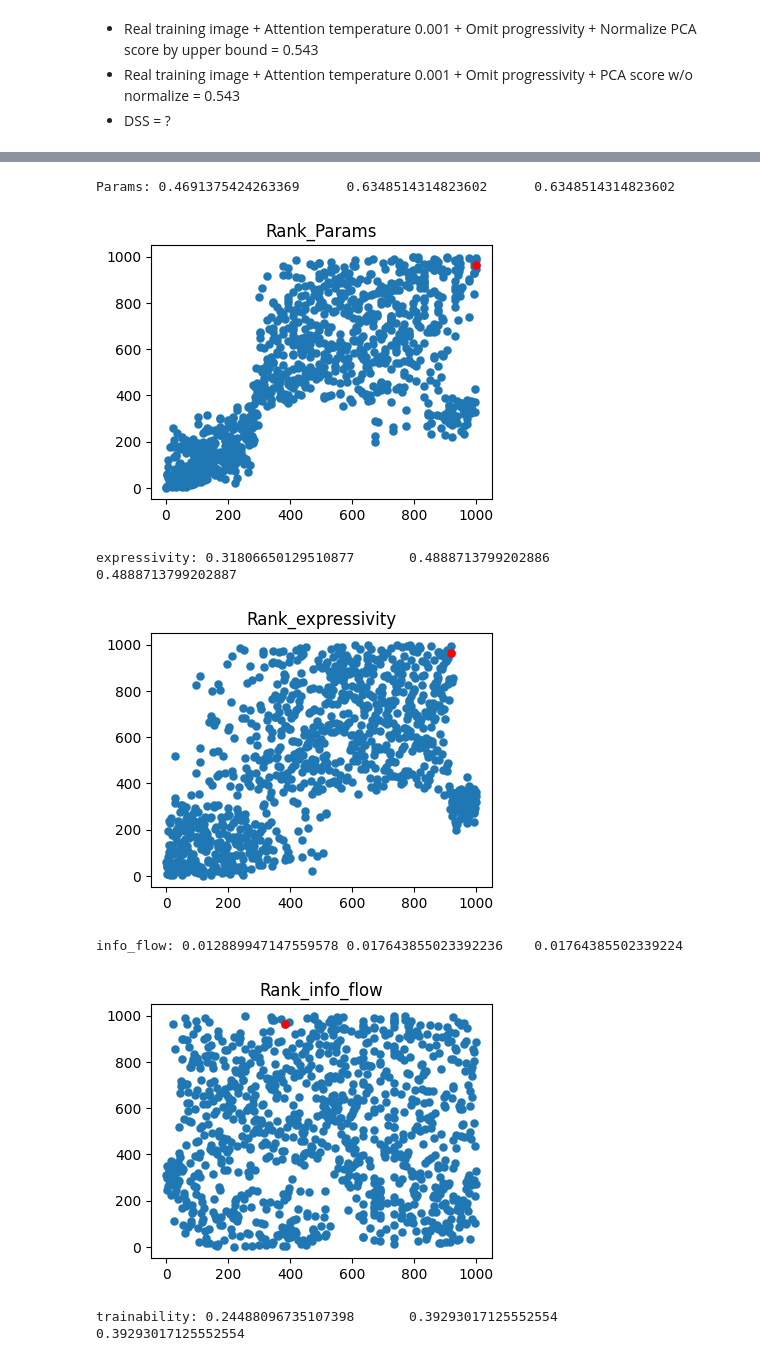
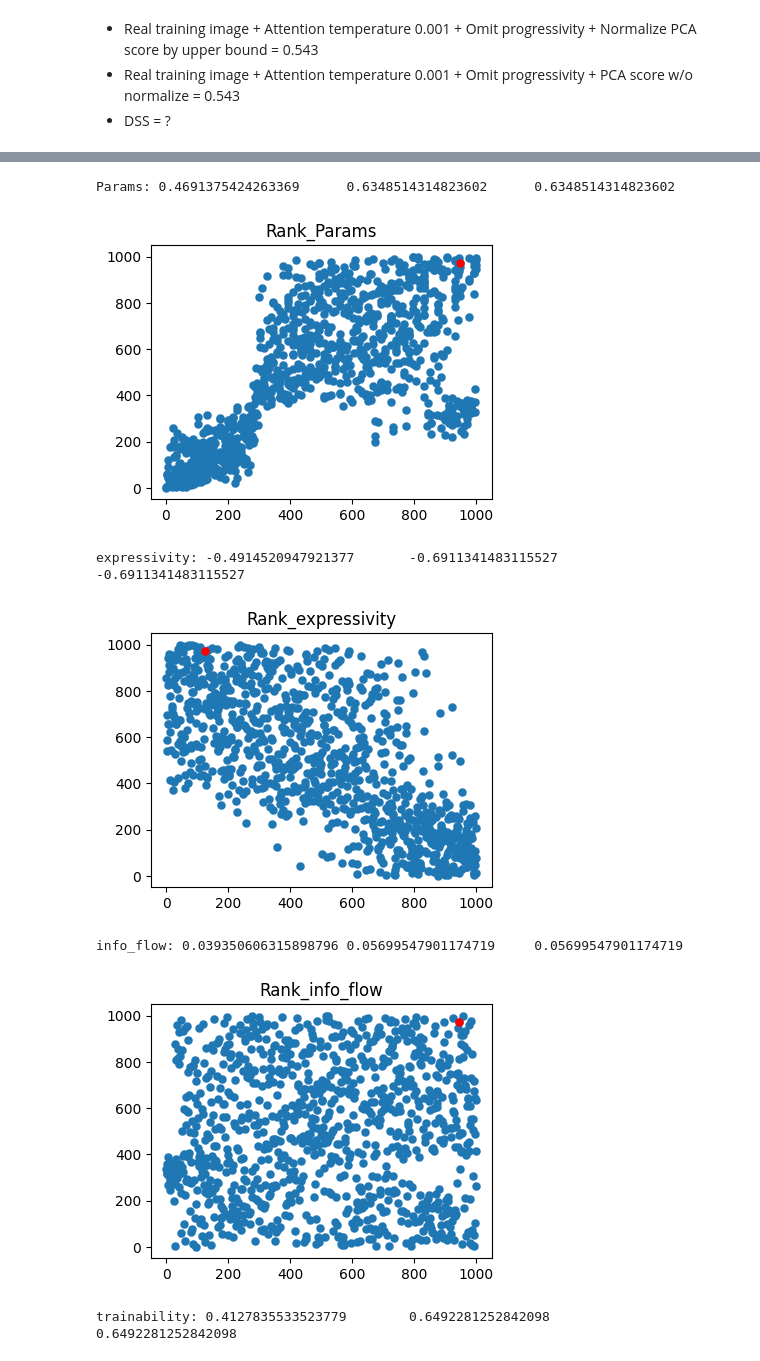
Before and after one commit to cvlab-yonsei/AZ-NAS, a Jupyter notebook: ImageNet_AutoFormer/correlation.ipynb, the cells around one changed output, grey strips where cells are left out. Cells and saved outputs as stored; diff of their text form; code cells hidden in the pictures.

Commit message:
Autoformer dss / ETF62 1234 & real input

```diff
--- a/ImageNet_AutoFormer/correlation.ipynb
+++ b/ImageNet_AutoFormer/correlation.ipynb
@@ -46,8 +46,8 @@ parser.add_argument('--input-size', default=224, type=int)
 parser.add_argument('--patch_size', default=16, type=int)
 
 parser.add_argument('--drop', type=float, default=0.0, metavar='PCT', help='Dropout rate (default: 0.)')
-# parser.add_argument('--drop-path', type=float, default=0.1, metavar='PCT', help='Drop path rate (default: 0.1)')
-parser.add_argument('--drop-path', type=float, default=0, metavar='PCT', help='Drop path rate (default: 0.1)')
+parser.add_argument('--drop-path', type=float, default=0.1, metavar='PCT', help='Drop path rate (default: 0.1)')
+# parser.add_argument('--drop-path', type=float, default=0, metavar='PCT', help='Drop path rate (default: 0.1)')
 parser.add_argument('--no_abs_pos', type=bool, default=False)
 
 # Dataset parameters
@@ -57,16 +57,16 @@ parser.add_argument('--data-set', default='IMNET', choices=['CIFAR', 'IMNET', 'I
 parser.add_argument('--num_workers', default=16, type=int)
 parser.add_argument('--pin-mem', type=bool, default=True, help='Pin CPU memory in DataLoader for more efficient (sometimes) transfer to GPU.')
 
-# parser.add_argument('--color-jitter', type=float, default=0.4, metavar='PCT', help='Color jitter factor (default: 0.4)')
-parser.add_argument('--color-jitter', type=float, default=0, metavar='PCT', help='Color jitter factor (default: 0.4)')
-# parser.add_argument('--aa', type=str, default='rand-m9-mstd0.5-inc1', metavar='NAME', help='Use AutoAugment policy. "v0" or "original". " + "(default: rand-m9-mstd0.5-inc1)'),
-parser.add_argument('--aa', type=str, default='original', metavar='NAME', help='Use AutoAugment policy. "v0" or "original". " + "(default: rand-m9-mstd0.5-inc1)'),
+parser.add_argument('--color-jitter', type=float, default=0.4, metavar='PCT', help='Color jitter factor (default: 0.4)')
+# parser.add_argument('--color-jitter', type=float, default=0, metavar='PCT', help='Color jitter factor (default: 0.4)')
+parser.add_argument('--aa', type=str, default='rand-m9-mstd0.5-inc1', metavar='NAME', help='Use AutoAugment policy. "v0" or "original". " + "(default: rand-m9-mstd0.5-inc1)'),
+# parser.add_argument('--aa', type=str, default='original', metavar='NAME', help='Use AutoAugment policy. "v0" or "original". " + "(default: rand-m9-mstd0.5-inc1)'),
 parser.add_argument('--smoothing', type=float, default=0.1, help='Label smoothing (default: 0.1)')
 parser.add_argument('--train-interpolation', type=str, default='bicubic', help='Training interpolation (random, bilinear, bicubic default: "bicubic")')
 parser.set_defaults(repeated_aug=True)
 
-# parser.add_argument('--reprob', type=float, default=0.25, metavar='PCT', help='Random erase prob (default: 0.25)')
-parser.add_argument('--reprob', type=float, default=0, metavar='PCT', help='Random erase prob (default: 0.25)')
+parser.add_argument('--reprob', type=float, default=0.25, metavar='PCT', help='Random erase prob (default: 0.25)')
+# parser.add_argument('--reprob', type=float, default=0, metavar='PCT', help='Random erase prob (default: 0.25)')
 parser.add_argument('--remode', type=str, default='pixel', help='Random erase mode (default: "pixel")')
 parser.add_argument('--recount', type=int, default=1, help='Random erase count (default: 1)')
 parser.add_argument('--resplit', action='store_true', default=False, help='Do not random erase first (clean) augmentation split')
@@ -97,6 +97,8 @@ if args.seed is not None:
     os.environ["PYTHONHASHSEED"] = str(args.seed)
 
 print(args)
+
+os.environ["CUDA_VISIBLE_DEVICES"] = "1"
 # %% [output]
 The seed number is set to 0
 Namespace(batch_size=64, relative_position=True, gp=True, change_qkv=True, max_relative_position=14, mode='retrain', input_size=224, patch_size=16, drop=0.0, drop_path=0, no_abs_pos=False, data_path=' ...
@@ -172,7 +174,7 @@ for i in tqdm.tqdm(range(num_archs)):
     if p > args.param_limits or p < args.min_param_limits:
         raise RuntimeError
 
-    scores = compute_nas_score(model=model, device=device, trainloader=train_samples, resolution=args.input_size, batch_size=args.batch_size)
+    scores = compute_nas_score(model=model, device=device, trainloader=None, resolution=args.input_size, batch_size=args.batch_size)
 
     if results is None:
         results = {}
@@ -203,7 +205,7 @@ dict_keys(['expressivity', 'info_flow', 'trainability', 'complexity'])
 - Real training image + Attention temperature 0.001 + Omit progressivity + PCA score w/o normalize = 0.543
 - DSS = ?
 # %%
-# rank_agg = np.log(stats.rankdata(proxies['flops']) / l) + np.log(stats.rankdata(results['complexity']) / l) + np.log(stats.rankdata(results['trainability']) / l)
+rank_agg = np.log(stats.rankdata(proxies['flops']) / l) + np.log(stats.rankdata(results['trainability']) / l)
 
 fig_scale = 1.1
 
@@ -215,7 +217,7 @@ print(max(proxies['acc']))
 
 x = stats.rankdata(rank_agg)
 y = stats.rankdata(proxies['acc'])
-# y = proxies['acc']
+y = proxies['acc']
 kendalltau = stats.kendalltau(x, y)
 spearmanr = stats.spearmanr(x, y)
 pearsonr = stats.pearsonr(x, y)
@@ -253,9 +255,9 @@ aggregated: 0.5433984842877941  0.7521891741922326      0.7521891741922326
 FLOPs: 0.5125668607136328       0.7001366044466338      0.7001366044466338
 [figure]
 Params: 0.4691375424263369      0.6348514314823602      0.6348514314823602
-[figure, old version]
+[figure, new version]
-expressivity: 0.31806650129510877       0.4888713799202886      0.4888713799202887
+expressivity: -0.4914520947921377       -0.6911341483115527     -0.6911341483115527
-[figure, old version]
+[figure, new version]
-info_flow: 0.012889947147559578 0.017643855023392236    0.01764385502339224
+info_flow: 0.039350606315898796 0.05699547901174719     0.05699547901174719
-[figure, old version]
+[figure, new version]
-trainability: 0.24488096735107398       0.39293017125552554     0.39293017125552554
+trainability: 0.4127835533523779        0.6492281252842098      0.6492281252842098
```
Also changed, not shown: parts of 1 cell of this notebook, 9 other files.
